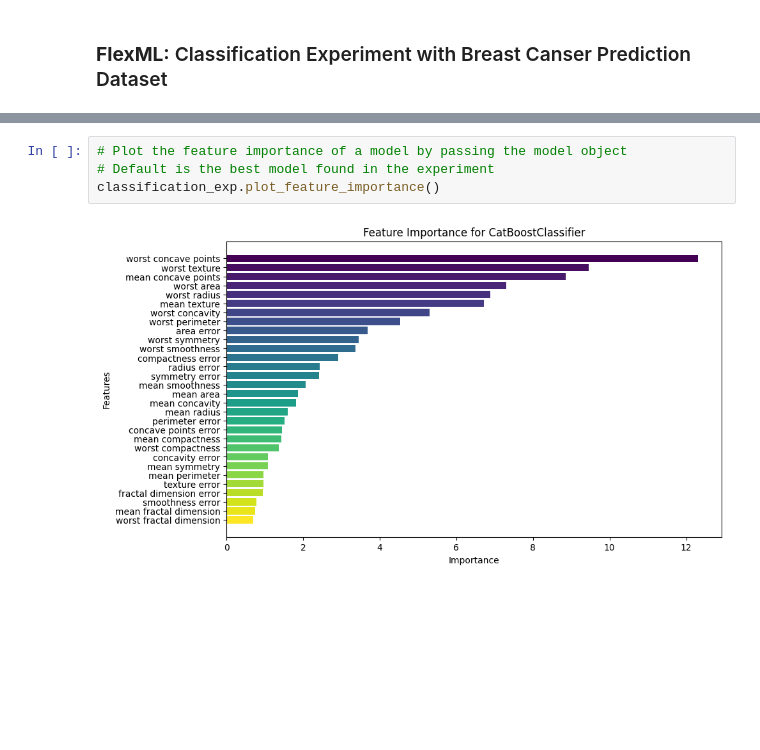
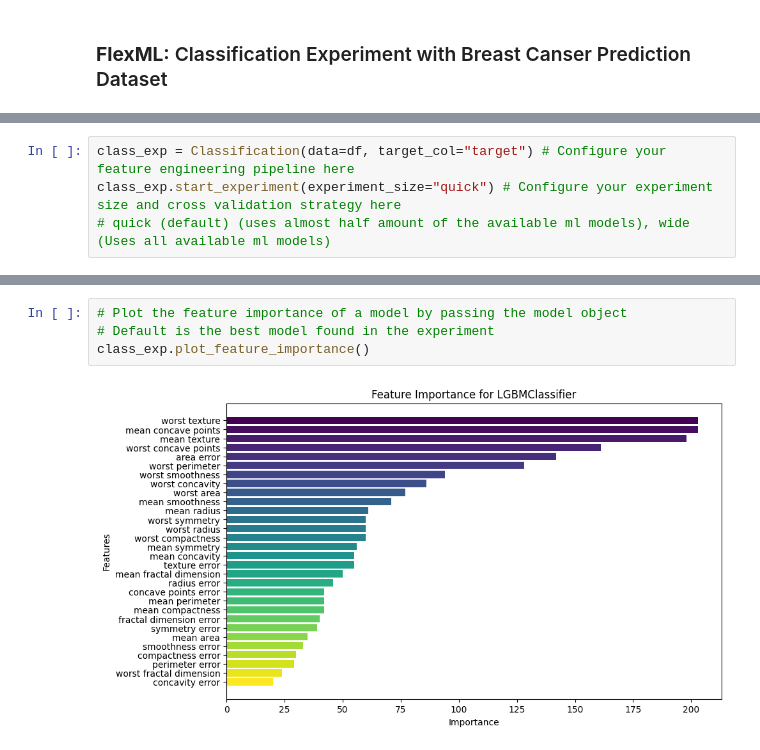
Before and after one commit to ozguraslank/flexml, a Jupyter notebook: notebooks/classification_experiment.ipynb, the cells around one changed output, grey strips where cells are left out. Saved outputs shown, nothing was run; the diff lists cells and outputs as text; blank space fills up the shorter version.

```diff
--- a/notebooks/classification_experiment.ipynb
+++ b/notebooks/classification_experiment.ipynb
@@ -58,0 +16,4 @@ INFO | 2024-09-01 20:08:57 | [PROCESS] Model training is finished!
+# %%
+class_exp = Classification(data=df, target_col="target") # Configure your feature engineering pipeline here
+class_exp.start_experiment(experiment_size="quick") # Configure your experiment size and cross validation strategy here
+# quick (default) (uses almost half amount of the available ml models), wide (Uses all available ml models)
@@ -86,6 +62,6 @@ print(best_model)
 # %%
 # Plot the feature importance of a model by passing the model object
 # Default is the best model found in the experiment
-classification_exp.plot_feature_importance()
+class_exp.plot_feature_importance()
 # %% [output]
-[figure, old version]
+[figure, new version]
```
Also changed, not shown: parts of 18 cells of this notebook, 6 other files.
